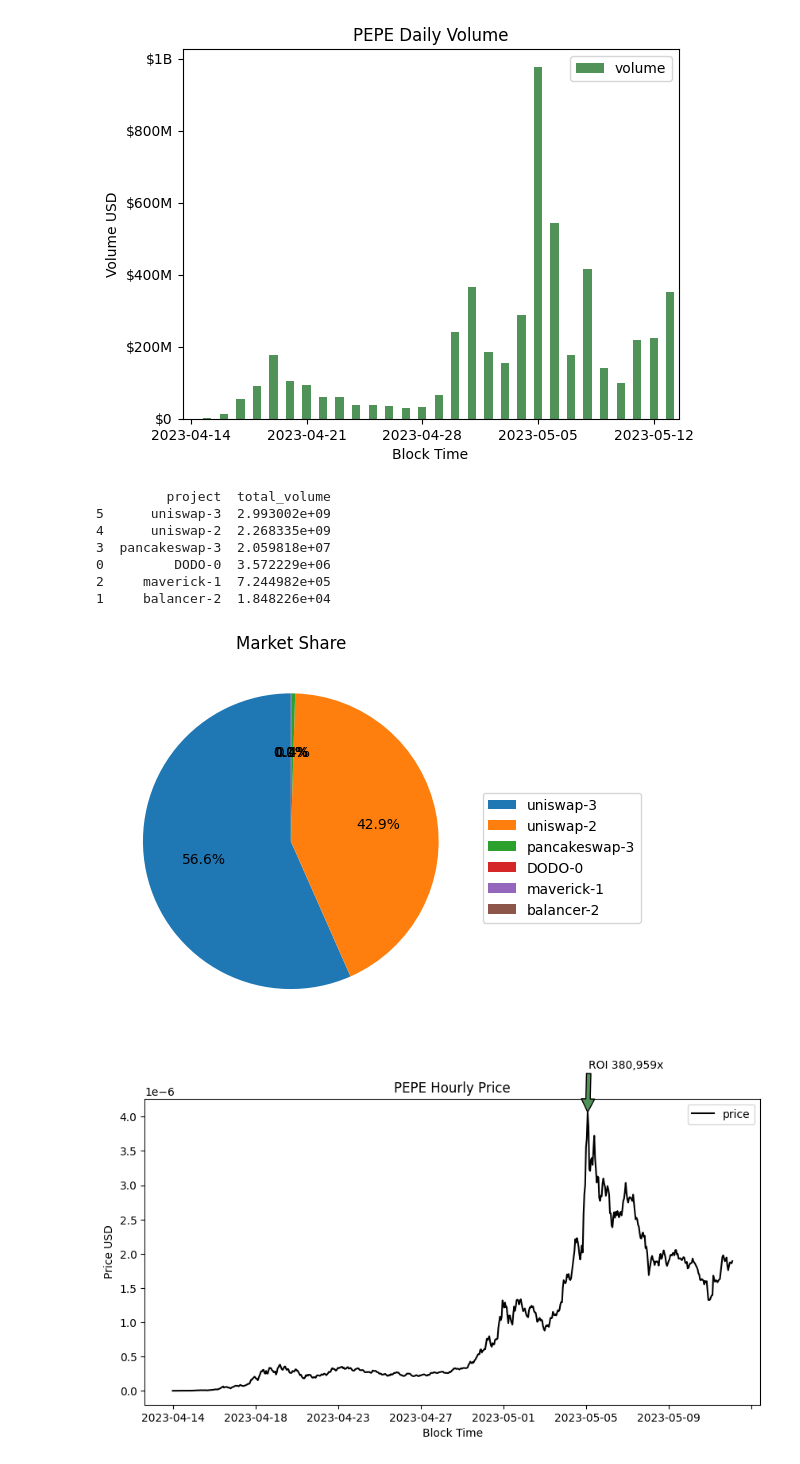
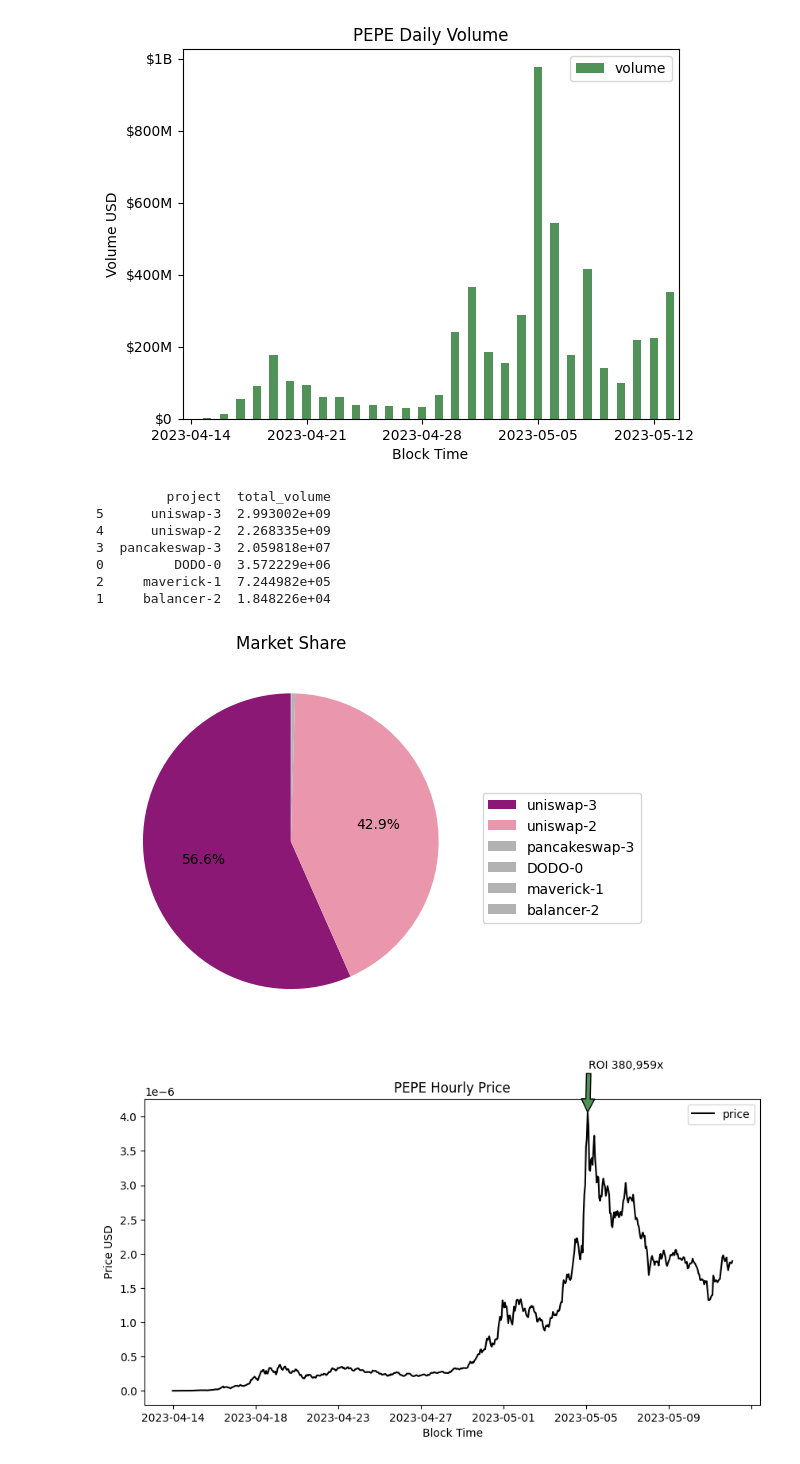
Before and after one commit to bazhkha/pepe-coin-analytics, a Jupyter notebook: index.ipynb, the cells around one changed output. Cells and saved outputs as stored; diff of their text form; code cells hidden in the pictures.

Commit message:
feat: change color market share pie chart

```diff
--- a/index.ipynb
+++ b/index.ipynb
@@ -409,30 +409,34 @@ plt.show()
 # %%
 # Market share
 df_market_share = df_swaps \
   .groupby('project')['amount_usd'] \
   .sum() \
   .reset_index(name='total_volume') \
   .sort_values(by=['total_volume'], ascending=False)
 
 print(df_market_share)
 
+def autopct_cleaner(pct):
+  return ('%1.1f%%' % pct) if pct > 10 else ''
+
 plt.pie(
   df_market_share['total_volume'],
   startangle = 90,
-  autopct='%1.1f%%'
+  autopct=autopct_cleaner,
+  colors=['#8B1874', '#EA97AD', GRAY_COLOR, GRAY_COLOR, GRAY_COLOR, GRAY_COLOR]
 )
 plt.legend(labels=df_market_share['project'], bbox_to_anchor=(1, 0.65))
 plt.title('Market Share')
 plt.show()
 # %% [output]
          project  total_volume
 5      uniswap-3  2.993002e+09
 4      uniswap-2  2.268335e+09
 3  pancakeswap-3  2.059818e+07
 0         DODO-0  3.572229e+06
 2     maverick-1  7.244982e+05
 1     balancer-2  1.848226e+04
-[figure, old version]
+[figure, new version]
 # %%
 # Hourly price
 df_price = df_with_floor_time_by_hour[df_with_floor_time_by_hour['project'].notna()] \
```
